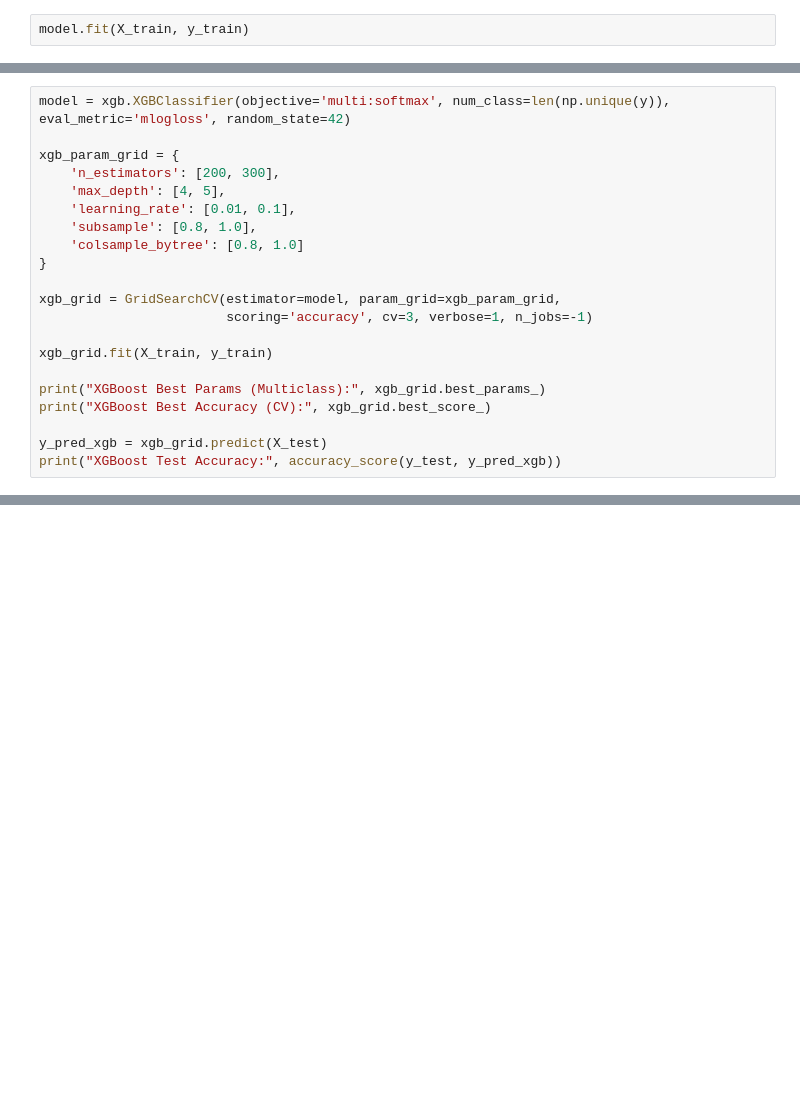
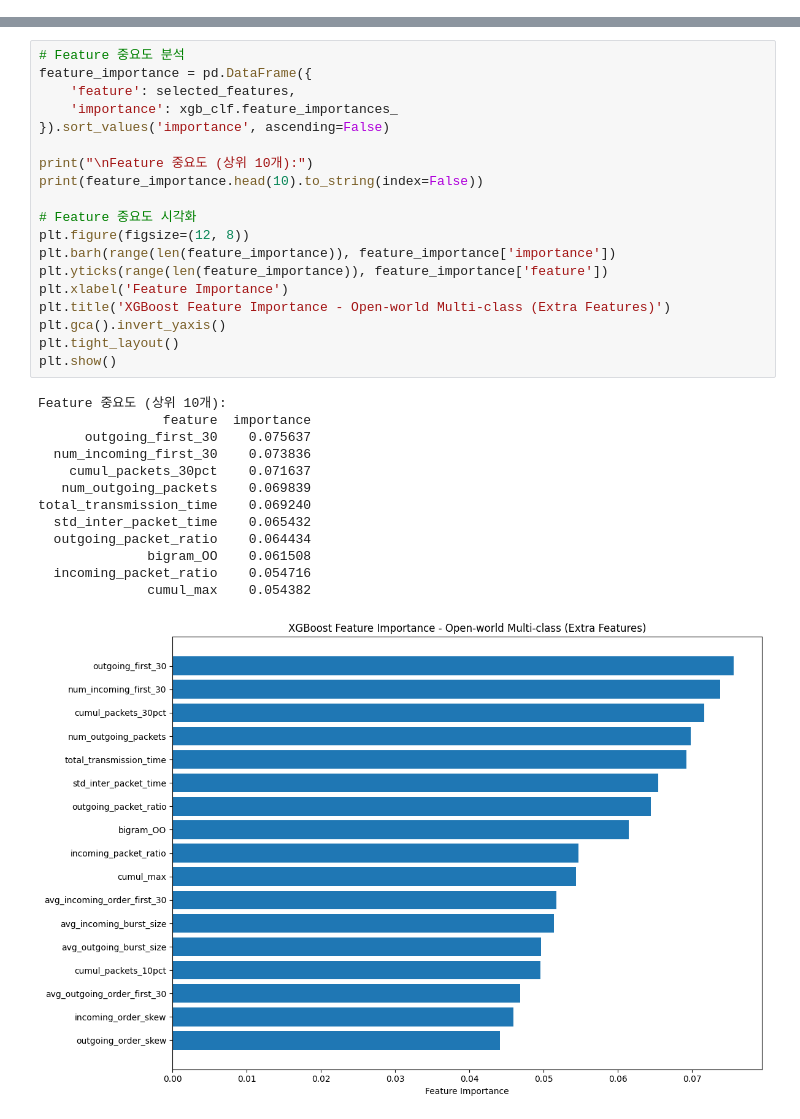
Before and after one commit to 7immin/ML-Horizon, a Jupyter notebook: open/multi/XGBoost.ipynb, the cells around one changed output, grey strips where cells are left out. Drawn from its saved outputs; the diff is of its cells as text; blank space fills up the shorter version.

```diff
--- a/open/multi/XGBoost.ipynb
+++ b/open/multi/XGBoost.ipynb
@@ -100,2 +132,0 @@ model = xgb.XGBClassifier(
-# %%
-model.fit(X_train, y_train)
@@ -143,21 +132,0 @@ weighted avg       0.90      0.90      0.90      5800
-# %%
-model = xgb.XGBClassifier(objective='multi:softmax', num_class=len(np.unique(y)), eval_metric='mlogloss', random_state=42)
-
-xgb_param_grid = {
-    'n_estimators': [200, 300],
-    'max_depth': [4, 5],
-    'learning_rate': [0.01, 0.1],
-    'subsample': [0.8, 1.0],
-    'colsample_bytree': [0.8, 1.0]
-}
-
-xgb_grid = GridSearchCV(estimator=model, param_grid=xgb_param_grid,
-                        scoring='accuracy', cv=3, verbose=1, n_jobs=-1)
-
-xgb_grid.fit(X_train, y_train)
-
-print("XGBoost Best Params (Multiclass):", xgb_grid.best_params_)
-print("XGBoost Best Accuracy (CV):", xgb_grid.best_score_)
-
-y_pred_xgb = xgb_grid.predict(X_test)
-print("XGBoost Test Accuracy:", accuracy_score(y_test, y_pred_xgb))
@@ -168,0 +196,33 @@ XGBoost Test Accuracy: 0.9025862068965518
+# %%
+# Feature 중요도 분석
+feature_importance = pd.DataFrame({
+    'feature': selected_features,
+    'importance': xgb_clf.feature_importances_
+}).sort_values('importance', ascending=False)
+
+print("\nFeature 중요도 (상위 10개):")
+print(feature_importance.head(10).to_string(index=False))
+
+# Feature 중요도 시각화
+plt.figure(figsize=(12, 8))
+plt.barh(range(len(feature_importance)), feature_importance['importance'])
+plt.yticks(range(len(feature_importance)), feature_importance['feature'])
+plt.xlabel('Feature Importance')
+plt.title('XGBoost Feature Importance - Open-world Multi-class (Extra Features)')
+plt.gca().invert_yaxis()
+plt.tight_layout()
+plt.show()
+# %% [output]
+Feature 중요도 (상위 10개):
+                feature  importance
+      outgoing_first_30    0.075637
+  num_incoming_first_30    0.073836
+    cumul_packets_30pct    0.071637
+   num_outgoing_packets    0.069839
+total_transmission_time    0.069240
+  std_inter_packet_time    0.065432
+  outgoing_packet_ratio    0.064434
+              bigram_OO    0.061508
+  incoming_packet_ratio    0.054716
+              cumul_max    0.054382
+[figure, added]
```
Also changed, not shown: parts of 27 cells of this notebook, 8 other files.
